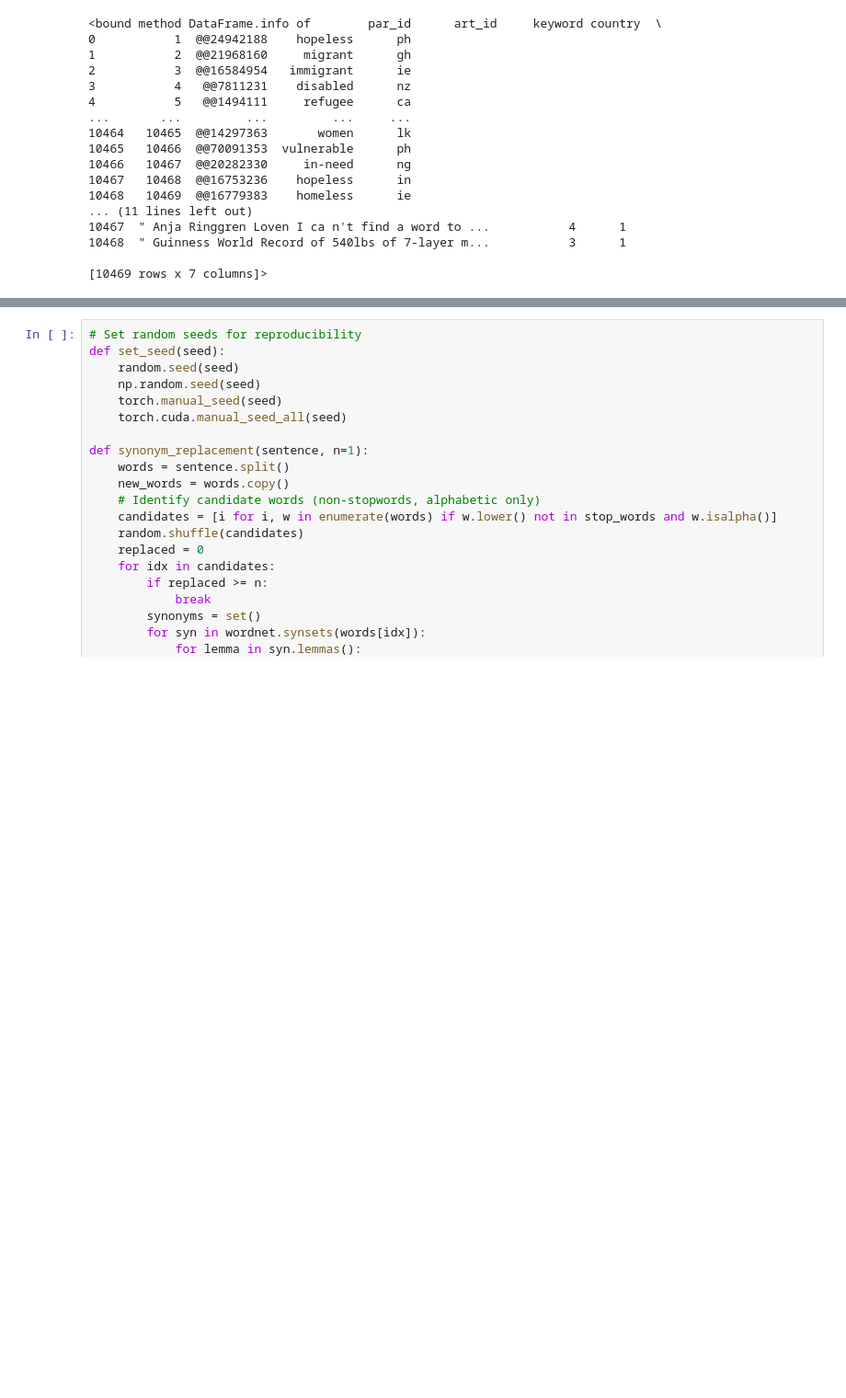
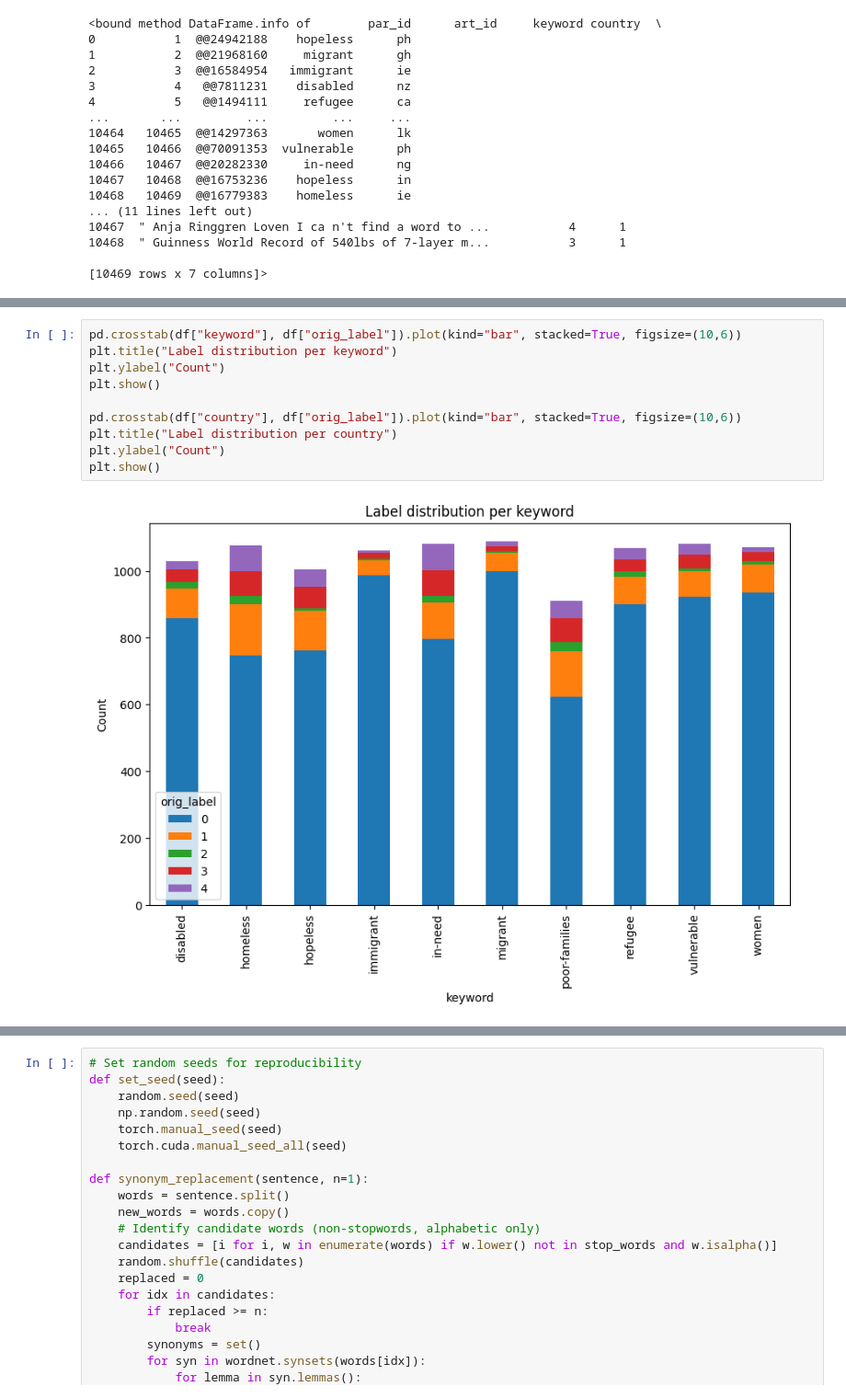
Before and after one commit to FengkaiLiu12138/NLP_CW, a Jupyter notebook: RoBERTa_for_PCL.ipynb, the cells around one changed output, grey strips where cells are left out. Shown at 92% size. Cells and saved outputs as stored; diff of their text form; blank space fills up the shorter version.

```diff
--- a/RoBERTa_for_PCL.ipynb
+++ b/RoBERTa_for_PCL.ipynb
@@ -58,0 +115,12 @@ df.info
+# %%
+pd.crosstab(df["keyword"], df["orig_label"]).plot(kind="bar", stacked=True, figsize=(10,6))
+plt.title("Label distribution per keyword")
+plt.ylabel("Count")
+plt.show()
+
+pd.crosstab(df["country"], df["orig_label"]).plot(kind="bar", stacked=True, figsize=(10,6))
+plt.title("Label distribution per country")
+plt.ylabel("Count")
+plt.show()
+# %% [output]
+[figure, added]
```
Also changed, not shown: parts of 10 cells of this notebook.
